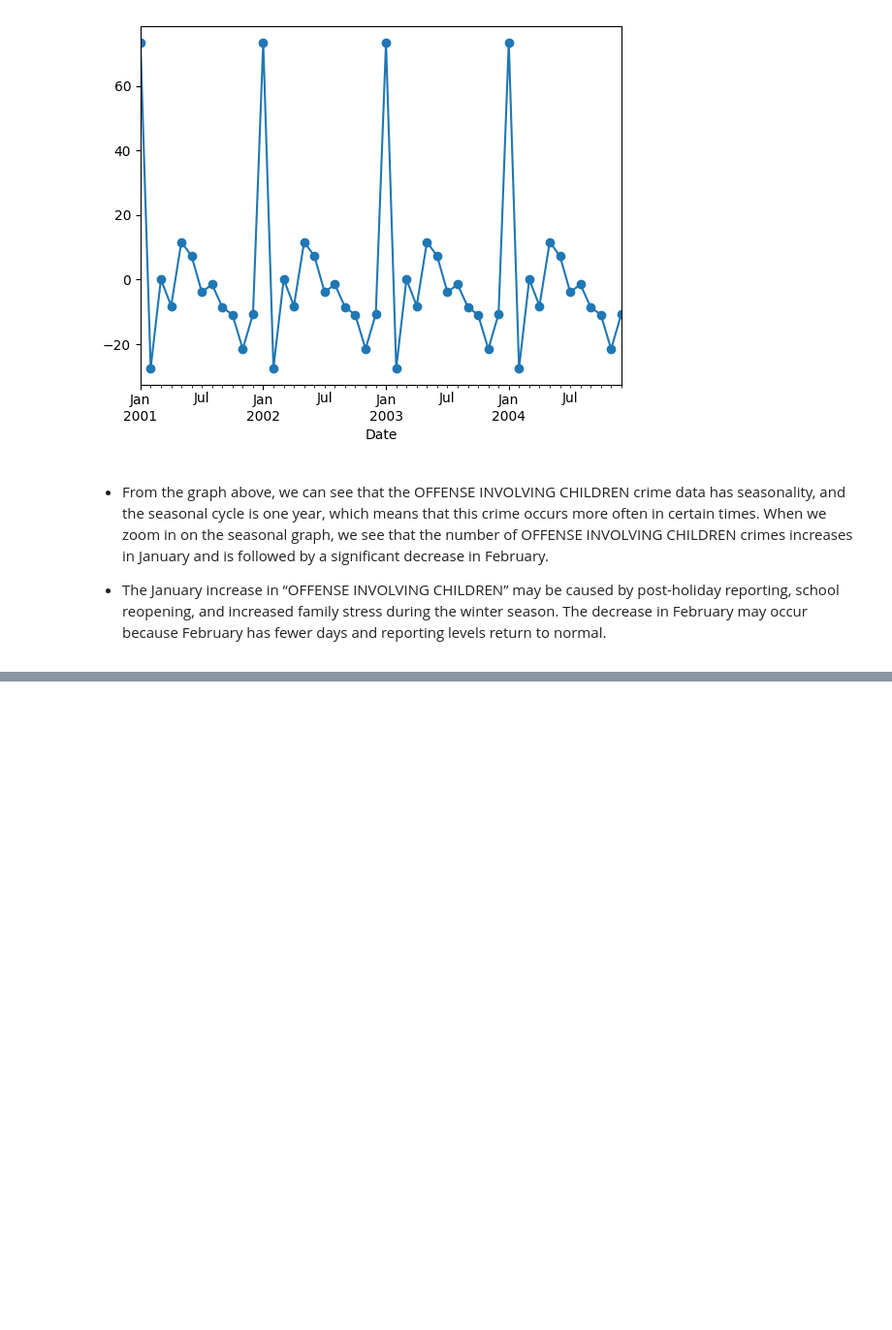
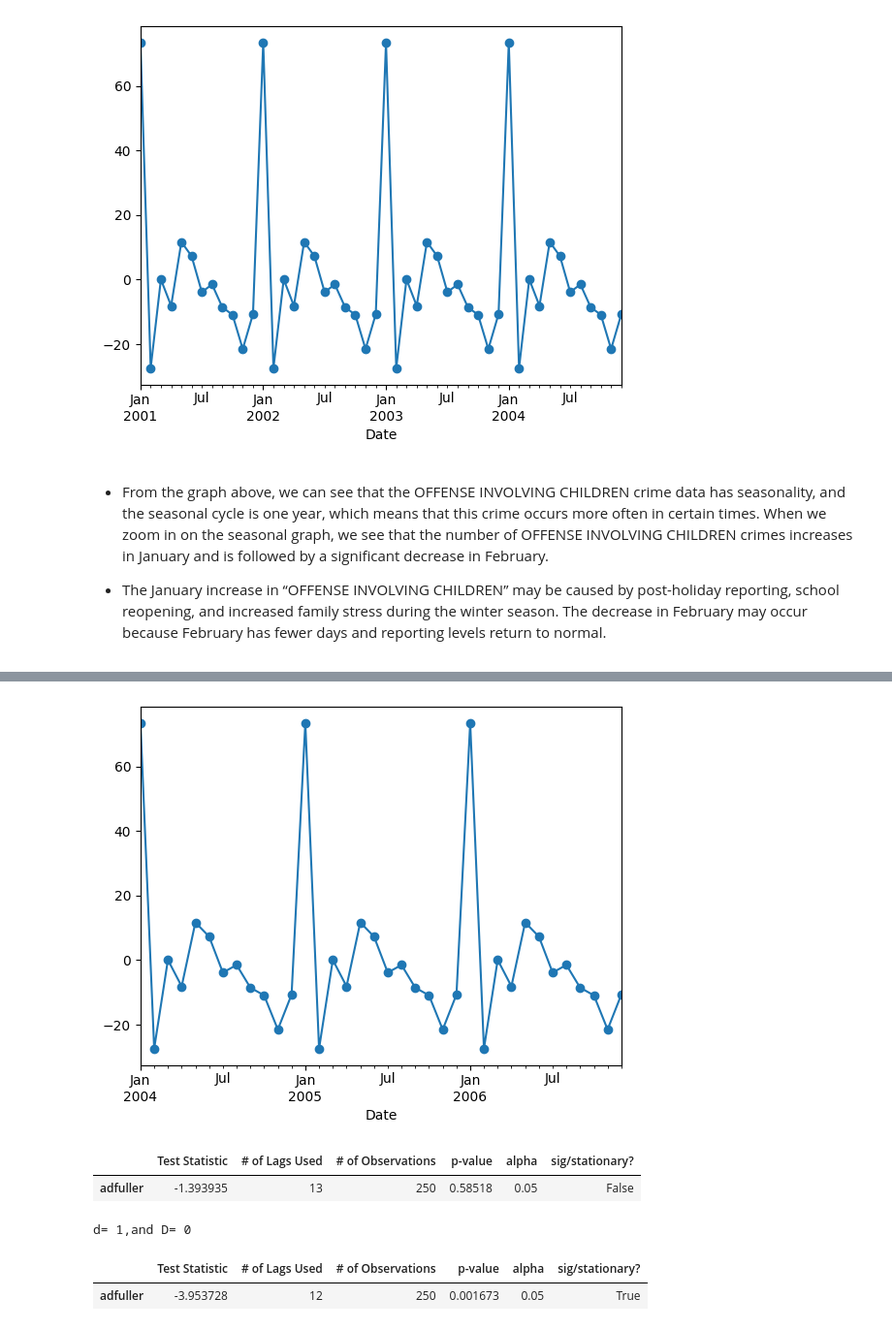
Before and after one commit to Hibashanti/Time-Series-Analysis, a Jupyter notebook: Chicago_Crimes_Core.ipynb, the cells around one changed output, grey strips where cells are left out. Shown at 97% size. Drawn from its saved outputs; the diff is of its cells as text; code cells hidden in the pictures; blank space fills up the shorter version.

```diff
--- a/Chicago_Crimes_Core.ipynb
+++ b/Chicago_Crimes_Core.ipynb
@@ -447,0 +475,6 @@ NameError: name 'df' is not defined
+# %%
+# Determine the seasonality period
+ax=decompose.seasonal.loc["2004":"2006"].plot(marker="o")
+# The seasonality period is one year.
+# %% [output]
+[figure, added]
@@ -447,0 +494,19 @@ NameError: name 'df' is not defined
+# %%
+get_adfuller_results(Theft_monthly)
+# %% [output]
+|  | Test Statistic | # of Lags Used | # of Observations | p-value | alpha | sig/stationary? |
+| adfuller | -1.393935 | 13 | 250 | 0.58518 | 0.05 | False |
+# %%
+# Check for the number of differences required to eliminate seasonality and trend from the data:
+regular_diff=ndiffs(Theft_monthly)
+seasonal_diff=nsdiffs(Theft_monthly, m=12)
+print(f'd= {regular_diff},and D= {seasonal_diff}' )
+# %% [output]
+d= 1,and D= 0
+# %%
+theft_m_diff=Theft_monthly.diff().dropna()
+# Confirm the stationarity
+get_adfuller_results(theft_m_diff)
+# %% [output]
+|  | Test Statistic | # of Lags Used | # of Observations | p-value | alpha | sig/stationary? |
+| adfuller | -3.953728 | 12 | 250 | 0.001673 | 0.05 | True |
```
Also changed, not shown: parts of 22 cells of this notebook.
